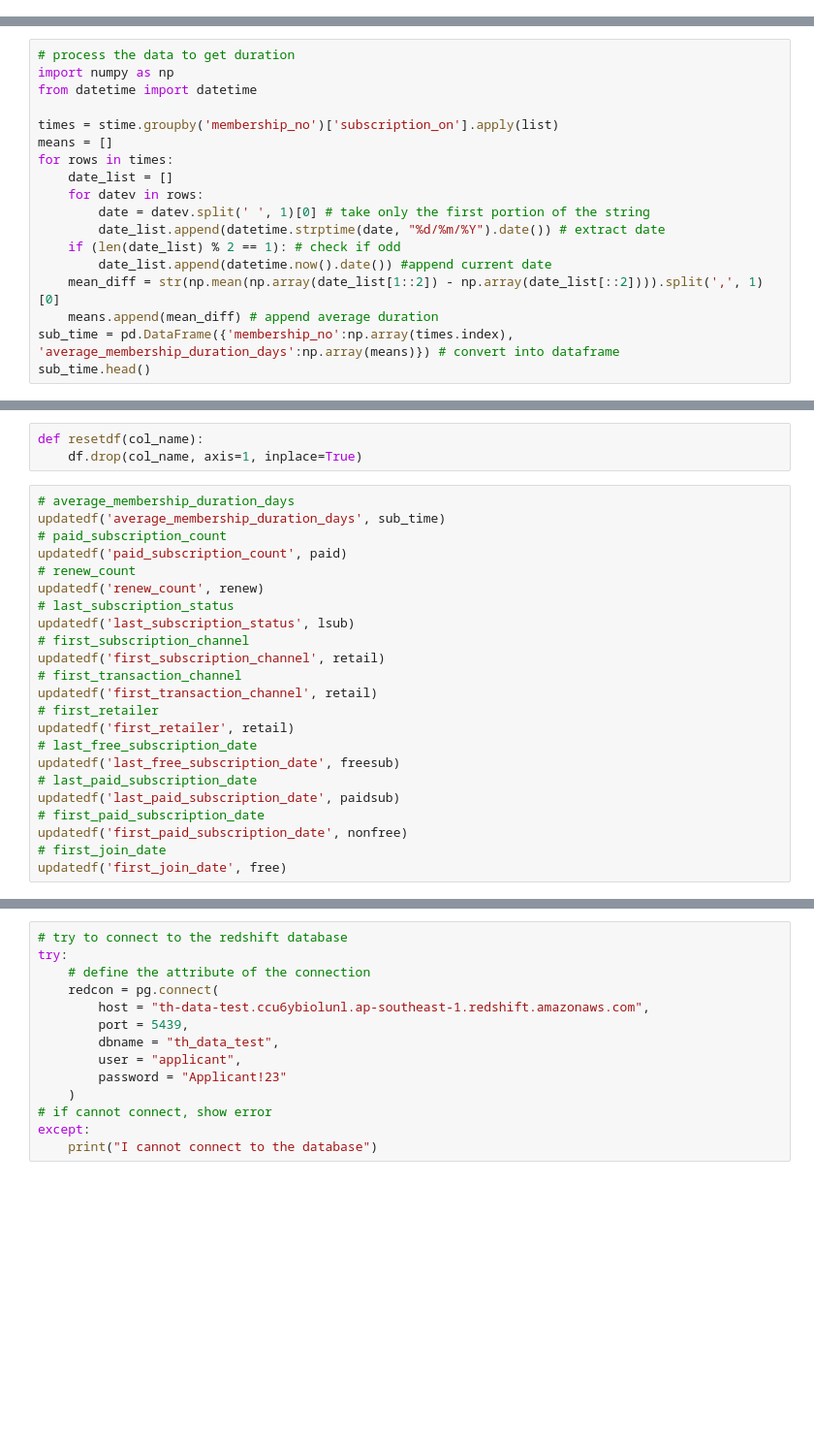
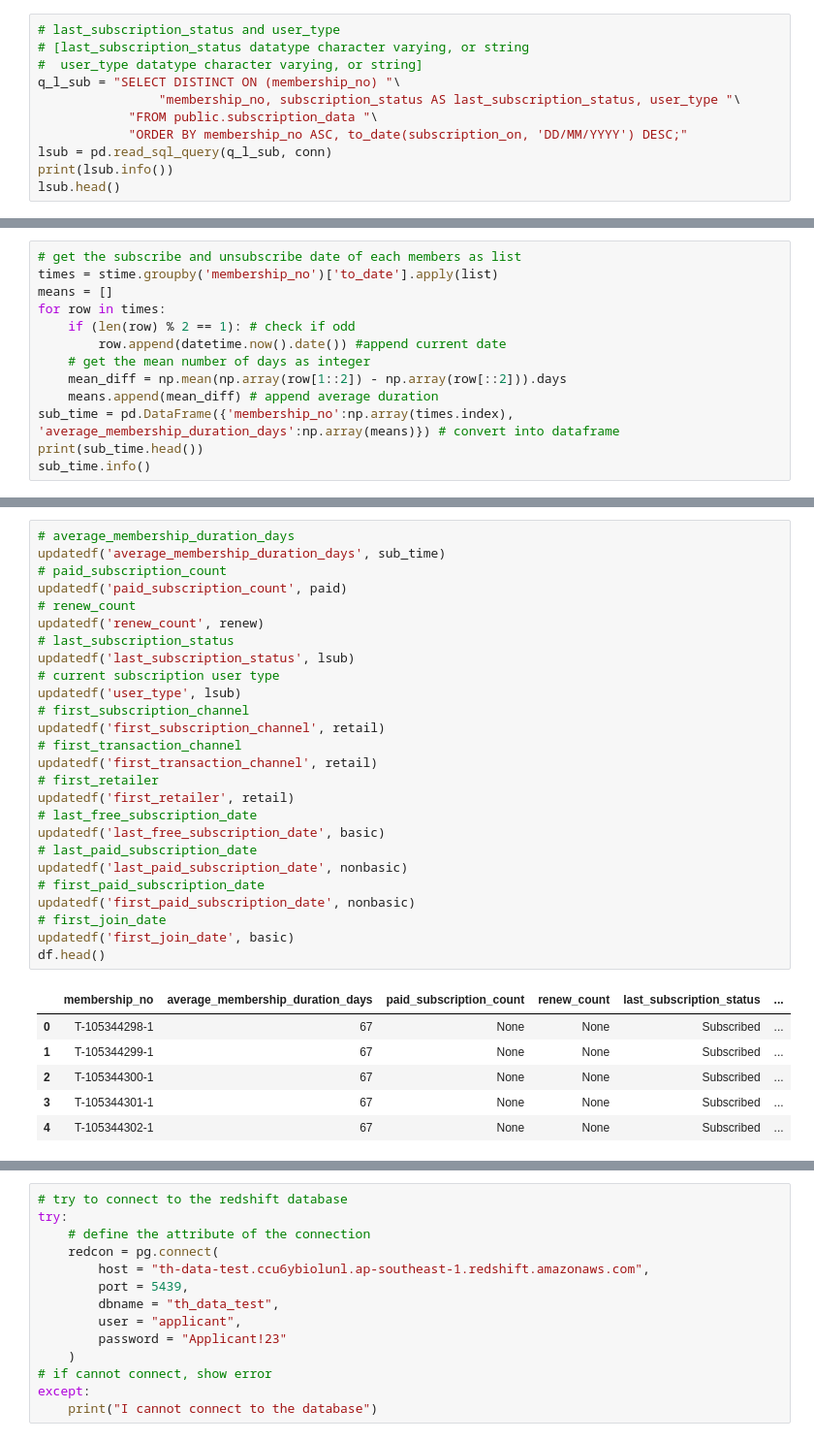
Before and after one commit to urmidebnath/database_manipulation, a Jupyter notebook: data_extract.ipynb, the cells around one changed output, grey strips where cells are left out. Shown at 97% size. Cells and saved outputs as stored; diff of their text form; blank space fills up the shorter version.

```diff
--- a/data_extract.ipynb
+++ b/data_extract.ipynb
@@ -115,3 +128,14 @@ None
 | 2 | T-105344300-1 | None | USSD | None |
 | 3 | T-105344301-1 | None | USSD | None |
 | 4 | T-105344302-1 | None | USSD | None |
+# %%
+# last_subscription_status and user_type
+# [last_subscription_status datatype character varying, or string
+#  user_type datatype character varying, or string]
+q_l_sub = "SELECT DISTINCT ON (membership_no) "\
+                "membership_no, subscription_status AS last_subscription_status, user_type "\
+            "FROM public.subscription_data "\
+            "ORDER BY membership_no ASC, to_date(subscription_on, 'DD/MM/YYYY') DESC;"
+lsub = pd.read_sql_query(q_l_sub, conn)
+print(lsub.info())
+lsub.head()
@@ -268,19 +233,14 @@ None
 # %%
-# process the data to get duration
-import numpy as np
-from datetime import datetime
-
-times = stime.groupby('membership_no')['subscription_on'].apply(list)
+# get the subscribe and unsubscribe date of each members as list
+times = stime.groupby('membership_no')['to_date'].apply(list)
 means = []
-for rows in times:
-    date_list = []
-    for datev in rows:
-        date = datev.split(' ', 1)[0] # take only the first portion of the string
-        date_list.append(datetime.strptime(date, "%d/%m/%Y").date()) # extract date
-    if (len(date_list) % 2 == 1): # check if odd
-        date_list.append(datetime.now().date()) #append current date
-    mean_diff = str(np.mean(np.array(date_list[1::2]) - np.array(date_list[::2]))).split(',', 1)[0]
+for row in times:
+    if (len(row) % 2 == 1): # check if odd
+        row.append(datetime.now().date()) #append current date
+    # get the mean number of days as integer
+    mean_diff = np.mean(np.array(row[1::2]) - np.array(row[::2])).days
     means.append(mean_diff) # append average duration
 sub_time = pd.DataFrame({'membership_no':np.array(times.index), 'average_membership_duration_days':np.array(means)}) # convert into dataframe
-sub_time.head()
+print(sub_time.head())
+sub_time.info()
 # %% [output]
@@ -302,26 +269,33 @@ def updatedf(col_name, df_name):
-# %%
-def resetdf(col_name):
-    df.drop(col_name, axis=1, inplace=True)
 # %%
 # average_membership_duration_days
 updatedf('average_membership_duration_days', sub_time)
 # paid_subscription_count
 updatedf('paid_subscription_count', paid)
 # renew_count
 updatedf('renew_count', renew)
 # last_subscription_status
 updatedf('last_subscription_status', lsub)
+# current subscription user type
+updatedf('user_type', lsub)
 # first_subscription_channel
 updatedf('first_subscription_channel', retail)
 # first_transaction_channel
 updatedf('first_transaction_channel', retail)
 # first_retailer
 updatedf('first_retailer', retail)
 # last_free_subscription_date
-updatedf('last_free_subscription_date', freesub)
+updatedf('last_free_subscription_date', basic)
 # last_paid_subscription_date
-updatedf('last_paid_subscription_date', paidsub)
+updatedf('last_paid_subscription_date', nonbasic)
 # first_paid_subscription_date
-updatedf('first_paid_subscription_date', nonfree)
+updatedf('first_paid_subscription_date', nonbasic)
 # first_join_date
-updatedf('first_join_date', free)
+updatedf('first_join_date', basic)
+df.head()
+# %% [output]
+|  | membership_no | average_membership_duration_days | paid_subscription_count | renew_count | last_subscription_status | ... |
+| 0 | T-105344298-1 | 67 | None | None | Subscribed | ... |
+| 1 | T-105344299-1 | 67 | None | None | Subscribed | ... |
+| 2 | T-105344300-1 | 67 | None | None | Subscribed | ... |
+| 3 | T-105344301-1 | 67 | None | None | Subscribed | ... |
+| 4 | T-105344302-1 | 67 | None | None | Subscribed | ... |
```
Also changed, not shown: parts of 35 cells of this notebook.
